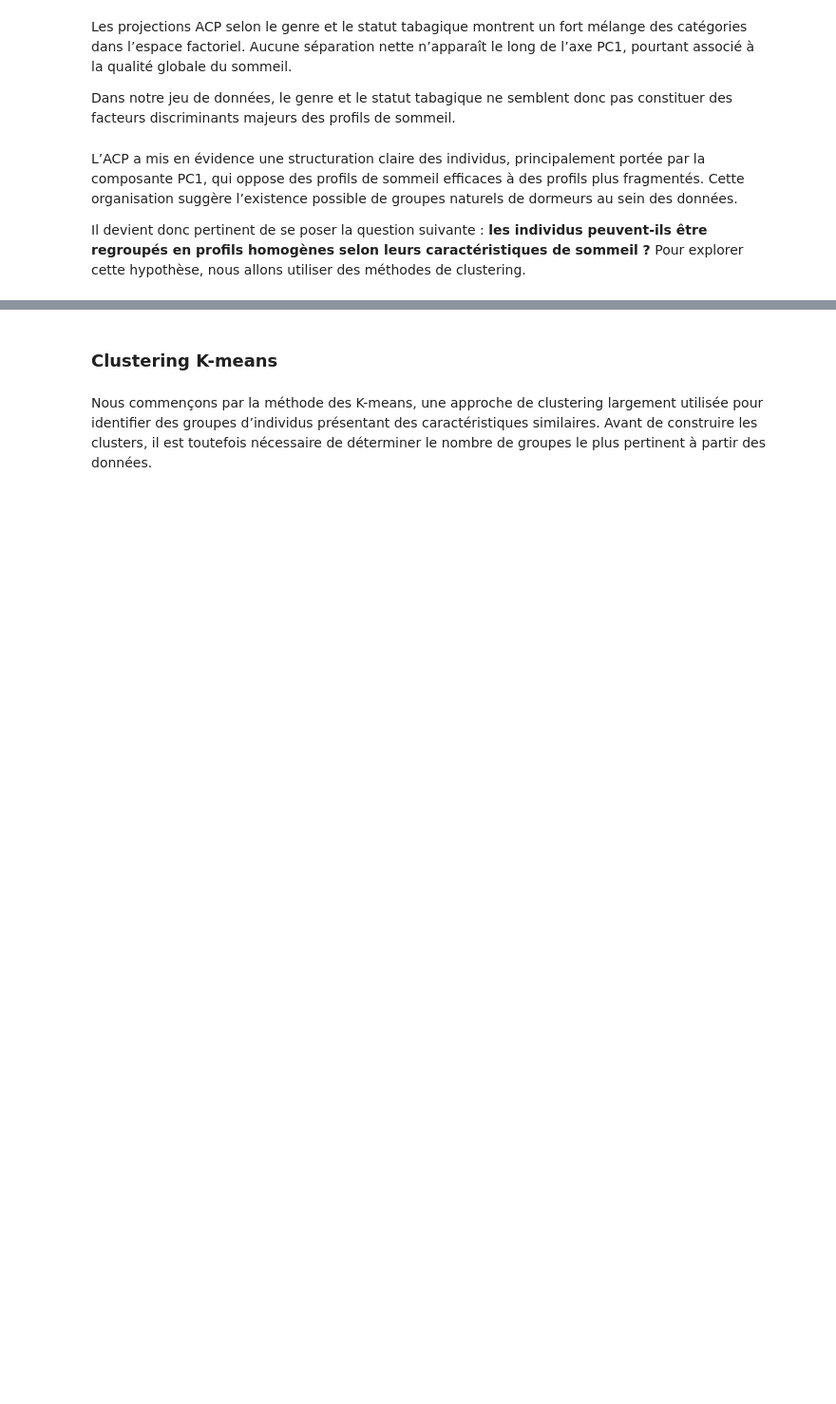
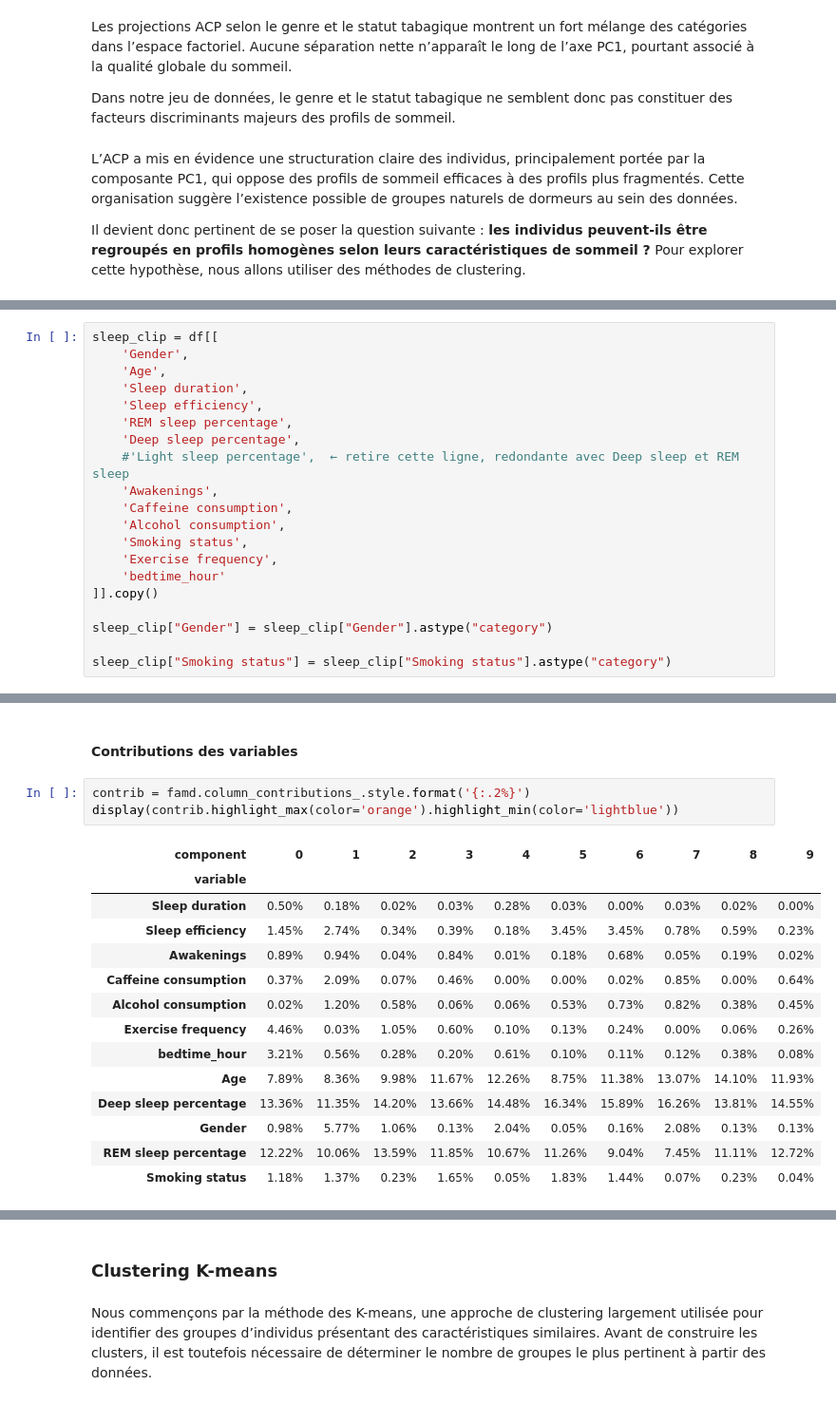
Before and after one commit to AhmedBousbih/Projet-analyse-de-donn-es, a Jupyter notebook: Projet_Analyse_de_données.ipynb, the cells around one changed output, grey strips where cells are left out. Shown at 95% size. Saved outputs shown, nothing was run; the diff lists cells and outputs as text; blank space fills up the shorter version.

```diff
--- a/Projet_Analyse_de_données.ipynb
+++ b/Projet_Analyse_de_données.ipynb
@@ -544,0 +547,20 @@ Il devient donc pertinent de se poser la question suivante : **les individus peu
+# %%
+sleep_clip = df[[
+    'Gender',
+    'Age',
+    'Sleep duration',
+    'Sleep efficiency',
+    'REM sleep percentage',
+    'Deep sleep percentage',
+    #'Light sleep percentage',  ← retire cette ligne, redondante avec Deep sleep et REM sleep
+    'Awakenings',
+    'Caffeine consumption',
+    'Alcohol consumption',
+    'Smoking status',
+    'Exercise frequency',
+    'bedtime_hour'
+]].copy()
+
+sleep_clip["Gender"] = sleep_clip["Gender"].astype("category")
+
+sleep_clip["Smoking status"] = sleep_clip["Smoking status"].astype("category")
@@ -544,0 +660,20 @@ Il devient donc pertinent de se poser la question suivante : **les individus peu
+# %% [markdown]
+#### Contributions des variables
+# %%
+contrib = famd.column_contributions_.style.format('{:.2%}')
+display(contrib.highlight_max(color='orange').highlight_min(color='lightblue'))
+# %% [output]
+| component | 0 | 1 | 2 | 3 | 4 | 5 | 6 | 7 | 8 | 9 |
+| variable |  |  |  |  |  |  |  |  |  |  |
+| Sleep duration | 0.50% | 0.18% | 0.02% | 0.03% | 0.28% | 0.03% | 0.00% | 0.03% | 0.02% | 0.00% |
+| Sleep efficiency | 1.45% | 2.74% | 0.34% | 0.39% | 0.18% | 3.45% | 3.45% | 0.78% | 0.59% | 0.23% |
+| Awakenings | 0.89% | 0.94% | 0.04% | 0.84% | 0.01% | 0.18% | 0.68% | 0.05% | 0.19% | 0.02% |
+| Caffeine consumption | 0.37% | 2.09% | 0.07% | 0.46% | 0.00% | 0.00% | 0.02% | 0.85% | 0.00% | 0.64% |
+| Alcohol consumption | 0.02% | 1.20% | 0.58% | 0.06% | 0.06% | 0.53% | 0.73% | 0.82% | 0.38% | 0.45% |
+| Exercise frequency | 4.46% | 0.03% | 1.05% | 0.60% | 0.10% | 0.13% | 0.24% | 0.00% | 0.06% | 0.26% |
+| bedtime_hour | 3.21% | 0.56% | 0.28% | 0.20% | 0.61% | 0.10% | 0.11% | 0.12% | 0.38% | 0.08% |
+| Age | 7.89% | 8.36% | 9.98% | 11.67% | 12.26% | 8.75% | 11.38% | 13.07% | 14.10% | 11.93% |
+| Deep sleep percentage | 13.36% | 11.35% | 14.20% | 13.66% | 14.48% | 16.34% | 15.89% | 16.26% | 13.81% | 14.55% |
+| Gender | 0.98% | 5.77% | 1.06% | 0.13% | 2.04% | 0.05% | 0.16% | 2.08% | 0.13% | 0.13% |
+| REM sleep percentage | 12.22% | 10.06% | 13.59% | 11.85% | 10.67% | 11.26% | 9.04% | 7.45% | 11.11% | 12.72% |
+| Smoking status | 1.18% | 1.37% | 0.23% | 1.65% | 0.05% | 1.83% | 1.44% | 0.07% | 0.23% | 0.04% |
```
Also changed, not shown: parts of 16 cells of this notebook.
